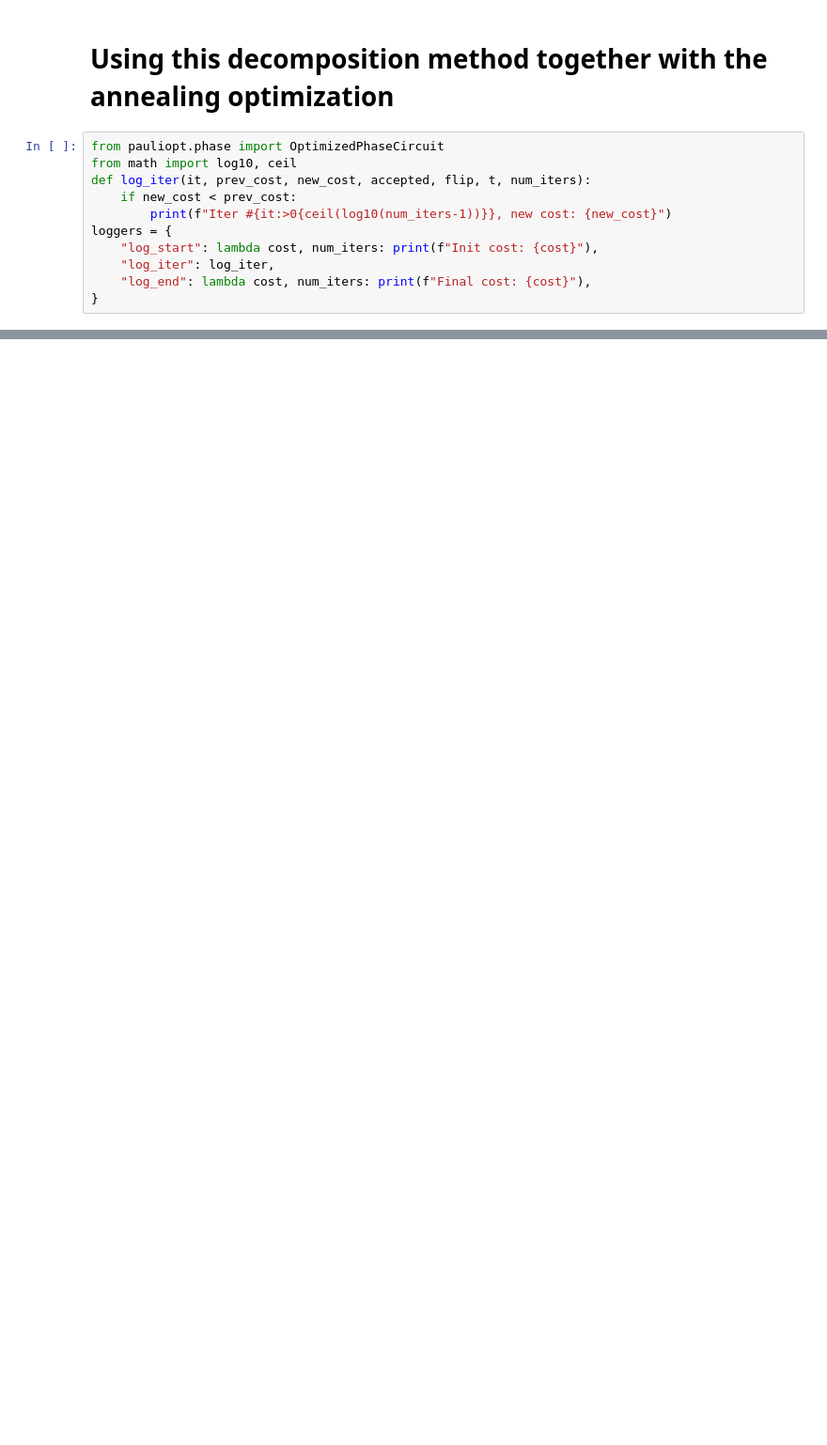
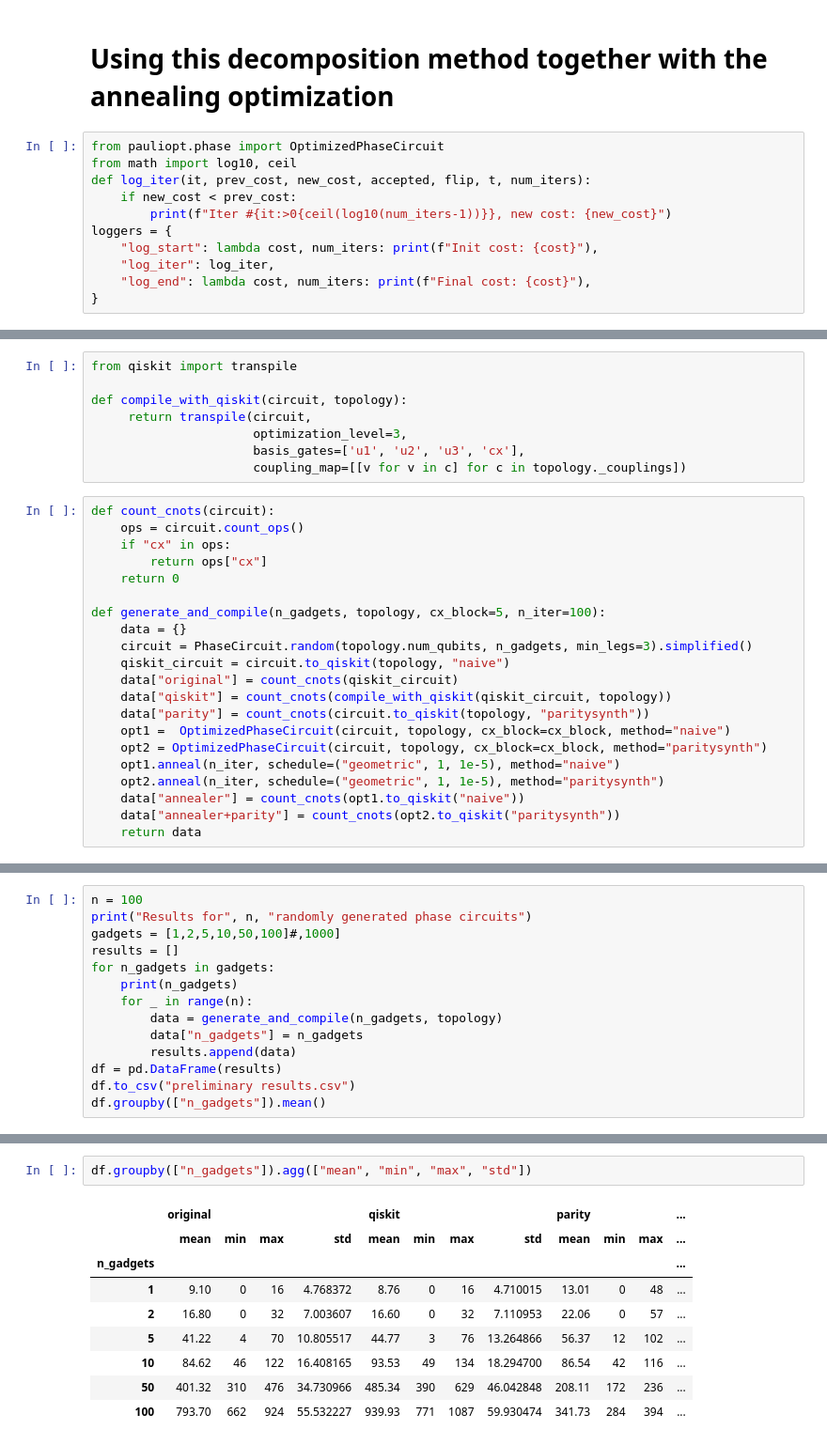
Before and after one commit to Aerylia/pauliopt, a Jupyter notebook: notebooks/6. Phase Circuit to Quantum Circuit.ipynb, the cells around one changed output, grey strips where cells are left out. Shown at 94% size. Cells and saved outputs as stored; diff of their text form; blank space fills up the shorter version.

Commit message:
Bug fixes + preliminary results

```diff
--- a/notebooks/6. Phase Circuit to Quantum Circuit.ipynb
+++ b/notebooks/6. Phase Circuit to Quantum Circuit.ipynb
@@ -322,0 +326,29 @@ True
+# %%
+from qiskit import transpile
+
+def compile_with_qiskit(circuit, topology):
+     return transpile(circuit,
+                      optimization_level=3,
+                      basis_gates=['u1', 'u2', 'u3', 'cx'],
+                      coupling_map=[[v for v in c] for c in topology._couplings])
+# %%
+def count_cnots(circuit):
+    ops = circuit.count_ops()
+    if "cx" in ops:
+        return ops["cx"]
+    return 0
+
+def generate_and_compile(n_gadgets, topology, cx_block=5, n_iter=100):
+    data = {}
+    circuit = PhaseCircuit.random(topology.num_qubits, n_gadgets, min_legs=3).simplified()
+    qiskit_circuit = circuit.to_qiskit(topology, "naive")
+    data["original"] = count_cnots(qiskit_circuit)
+    data["qiskit"] = count_cnots(compile_with_qiskit(qiskit_circuit, topology))
+    data["parity"] = count_cnots(circuit.to_qiskit(topology, "paritysynth"))
+    opt1 =  OptimizedPhaseCircuit(circuit, topology, cx_block=cx_block, method="naive")
+    opt2 = OptimizedPhaseCircuit(circuit, topology, cx_block=cx_block, method="paritysynth")
+    opt1.anneal(n_iter, schedule=("geometric", 1, 1e-5), method="naive")
+    opt2.anneal(n_iter, schedule=("geometric", 1, 1e-5), method="paritysynth")
+    data["annealer"] = count_cnots(opt1.to_qiskit("naive"))
+    data["annealer+parity"] = count_cnots(opt2.to_qiskit("paritysynth"))
+    return data
@@ -322,0 +357,14 @@ True
+# %%
+n = 100
+print("Results for", n, "randomly generated phase circuits")
+gadgets = [1,2,5,10,50,100]#,1000]
+results = []
+for n_gadgets in gadgets:
+    print(n_gadgets)
+    for _ in range(n):
+        data = generate_and_compile(n_gadgets, topology)
+        data["n_gadgets"] = n_gadgets
+        results.append(data)
+df = pd.DataFrame(results)
+df.to_csv("preliminary results.csv")
+df.groupby(["n_gadgets"]).mean()
@@ -322,0 +387,12 @@ True
+# %%
+df.groupby(["n_gadgets"]).agg(["mean", "min", "max", "std"])
+# %% [output]
+|  | original |  |  |  | qiskit |  |  |  | parity |  |  | ... |
+|  | mean | min | max | std | mean | min | max | std | mean | min | max | ... |
+| n_gadgets |  |  |  |  |  |  |  |  |  |  |  | ... |
+| 1 | 9.10 | 0 | 16 | 4.768372 | 8.76 | 0 | 16 | 4.710015 | 13.01 | 0 | 48 | ... |
+| 2 | 16.80 | 0 | 32 | 7.003607 | 16.60 | 0 | 32 | 7.110953 | 22.06 | 0 | 57 | ... |
+| 5 | 41.22 | 4 | 70 | 10.805517 | 44.77 | 3 | 76 | 13.264866 | 56.37 | 12 | 102 | ... |
+| 10 | 84.62 | 46 | 122 | 16.408165 | 93.53 | 49 | 134 | 18.294700 | 86.54 | 42 | 116 | ... |
+| 50 | 401.32 | 310 | 476 | 34.730966 | 485.34 | 390 | 629 | 46.042848 | 208.11 | 172 | 236 | ... |
+| 100 | 793.70 | 662 | 924 | 55.532227 | 939.93 | 771 | 1087 | 59.930474 | 341.73 | 284 | 394 | ... |
```
Also changed, not shown: parts of 13 cells of this notebook, 3 other files.
